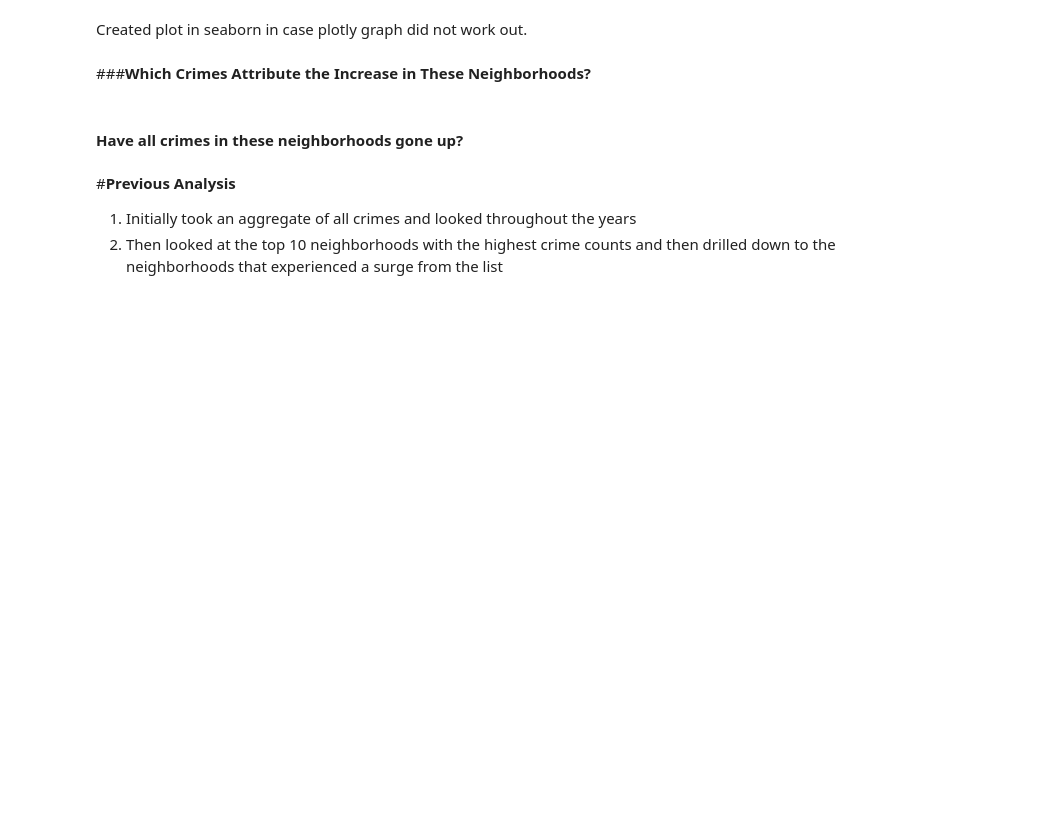
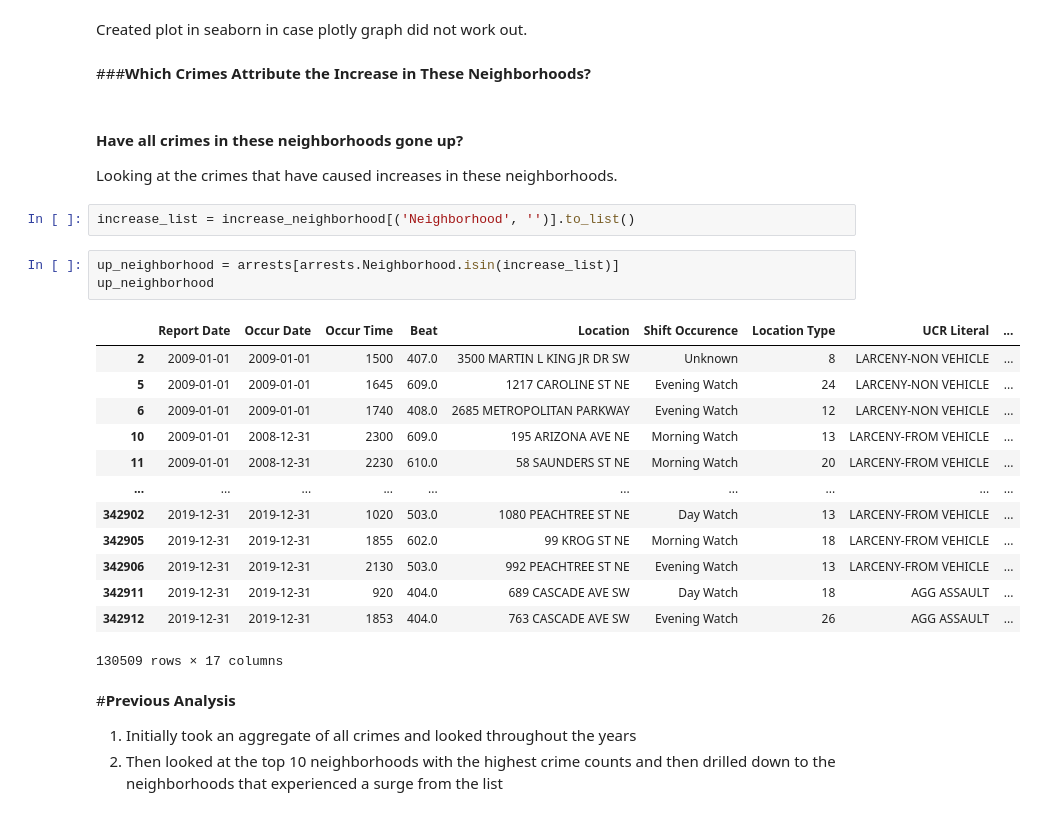
Before and after one commit to jiobu1/DS-Unit-1-Sprint-4-Data-Storytelling-Portfolio-Project, a Jupyter notebook: Jisha_Obukwelu_Unit_1_Data_Storytelling_Project.ipynb, the cells around one changed output. Drawn from its saved outputs; the diff is of its cells as text; blank space fills up the shorter version.

Commit message:
Creating a subset dataframe to analyze crime in neighborhoods with an uptick.

```diff
--- a/Jisha_Obukwelu_Unit_1_Data_Storytelling_Project.ipynb
+++ b/Jisha_Obukwelu_Unit_1_Data_Storytelling_Project.ipynb
@@ -471,6 +477,26 @@ Created plot in seaborn in case plotly graph did not work out.
 ###**Which Crimes Attribute the Increase in These Neighborhoods?**
 # %% [markdown]
 #### **Have all crimes in these neighborhoods gone up?**
+Looking at the crimes that have caused increases in these neighborhoods.
+# %%
+increase_list = increase_neighborhood[('Neighborhood', '')].to_list()
+# %%
+up_neighborhood = arrests[arrests.Neighborhood.isin(increase_list)]
+up_neighborhood
+# %% [output]
+|  | Report Date | Occur Date | Occur Time | Beat | Location | Shift Occurence | Location Type | UCR Literal | ... |
+| 2 | 2009-01-01 | 2009-01-01 | 1500 | 407.0 | 3500 MARTIN L KING JR DR SW | Unknown | 8 | LARCENY-NON VEHICLE | ... |
+| 5 | 2009-01-01 | 2009-01-01 | 1645 | 609.0 | 1217 CAROLINE ST NE | Evening Watch | 24 | LARCENY-NON VEHICLE | ... |
+| 6 | 2009-01-01 | 2009-01-01 | 1740 | 408.0 | 2685 METROPOLITAN PARKWAY | Evening Watch | 12 | LARCENY-NON VEHICLE | ... |
+| 10 | 2009-01-01 | 2008-12-31 | 2300 | 609.0 | 195 ARIZONA AVE NE | Morning Watch | 13 | LARCENY-FROM VEHICLE | ... |
+| 11 | 2009-01-01 | 2008-12-31 | 2230 | 610.0 | 58 SAUNDERS ST NE | Morning Watch | 20 | LARCENY-FROM VEHICLE | ... |
+| ... | ... | ... | ... | ... | ... | ... | ... | ... | ... |
+| 342902 | 2019-12-31 | 2019-12-31 | 1020 | 503.0 | 1080 PEACHTREE ST NE | Day Watch | 13 | LARCENY-FROM VEHICLE | ... |
+| 342905 | 2019-12-31 | 2019-12-31 | 1855 | 602.0 | 99 KROG ST NE | Morning Watch | 18 | LARCENY-FROM VEHICLE | ... |
+| 342906 | 2019-12-31 | 2019-12-31 | 2130 | 503.0 | 992 PEACHTREE ST NE | Evening Watch | 13 | LARCENY-FROM VEHICLE | ... |
+| 342911 | 2019-12-31 | 2019-12-31 | 920 | 404.0 | 689 CASCADE AVE SW | Day Watch | 18 | AGG ASSAULT | ... |
+| 342912 | 2019-12-31 | 2019-12-31 | 1853 | 404.0 | 763 CASCADE AVE SW | Evening Watch | 26 | AGG ASSAULT | ... |
+130509 rows × 17 columns
 # %% [markdown]
 #**Previous Analysis**
 1. Initially took an aggregate of all crimes and looked throughout the years
```
Also changed, not shown: parts of 29 cells of this notebook.
